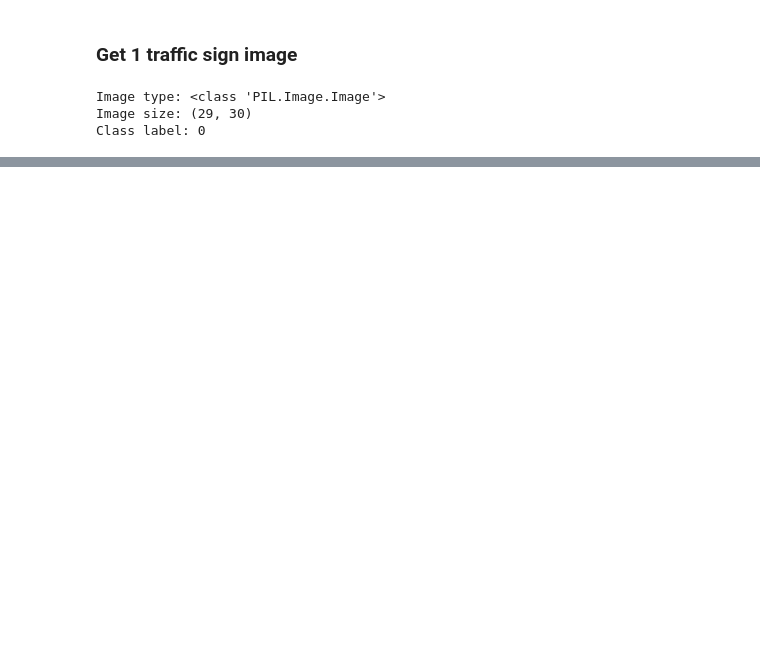
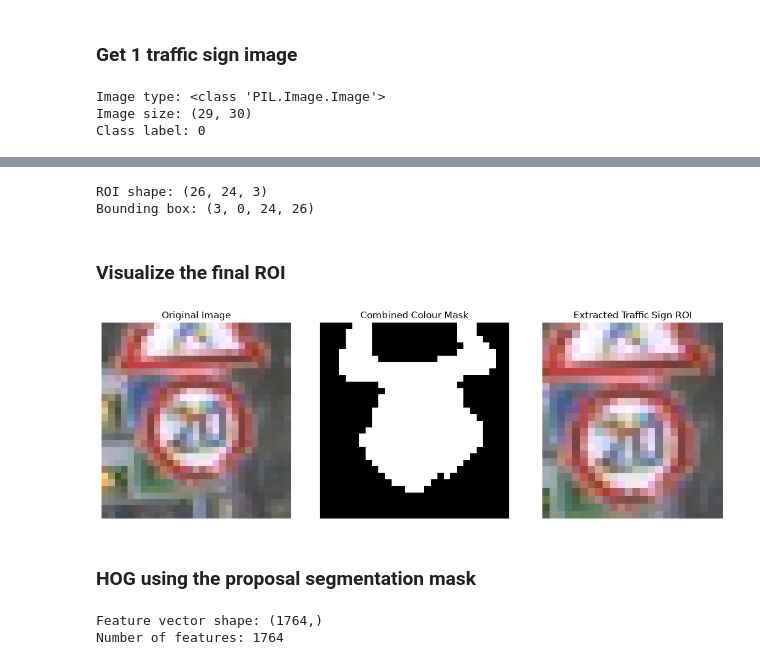
Before and after one commit to khoryz666/traffic-sign-recognition, a Jupyter notebook: project/02_hog_features.ipynb, the cells around one changed output, grey strips where cells are left out. Drawn from its saved outputs; the diff is of its cells as text; code cells hidden in the pictures; blank space fills up the shorter version.

```diff
--- a/project/02_hog_features.ipynb
+++ b/project/02_hog_features.ipynb
@@ -521,0 +898,48 @@ plt.show()
+# %%
+roi, bbox, best_contour = extract_roi_from_mask(
+    image_np,
+    combined_mask
+)
+
+if roi is None:
+    print("No valid traffic-sign ROI detected.")
+else:
+    print("ROI shape:", roi.shape)
+    print("Bounding box:", bbox)
+# %% [output]
+ROI shape: (26, 24, 3)
+Bounding box: (3, 0, 24, 26)
+# %% [markdown]
+### Visualize the final ROI
+# %%
+if roi is not None:
+
+    fig, axes = plt.subplots(
+        1, 3,
+        figsize=(12, 4)
+    )
+
+    # Original
+    axes[0].imshow(image_np)
+    axes[0].set_title("Original Image")
+    axes[0].axis("off")
+
+    # Combined mask
+    axes[1].imshow(
+        combined_mask,
+        cmap="gray"
+    )
+    axes[1].set_title("Combined Colour Mask")
+    axes[1].axis("off")
+
+    # ROI
+    axes[2].imshow(roi)
+    axes[2].set_title("Extracted Traffic Sign ROI")
+    axes[2].axis("off")
+
+    plt.tight_layout()
+    plt.show()
+# %% [output]
+[figure, added]
+# %% [markdown]
+### HOG using the proposal segmentation mask
@@ -521,0 +975,22 @@ plt.show()
+# %%
+if np.count_nonzero(combined_mask) > 0:
+
+    roi_hist, roi_feature_vector = (
+        extract_masked_hog_features(
+            image_np,
+            combined_mask
+        )
+    )
+
+    print(
+        "Feature vector shape:",
+        roi_feature_vector.shape
+    )
+
+    print(
+        "Number of features:",
+        len(roi_feature_vector)
+    )
+# %% [output]
+Feature vector shape: (1764,)
+Number of features: 1764
```
Also changed, not shown: parts of 84 cells of this notebook, 2 other files.
